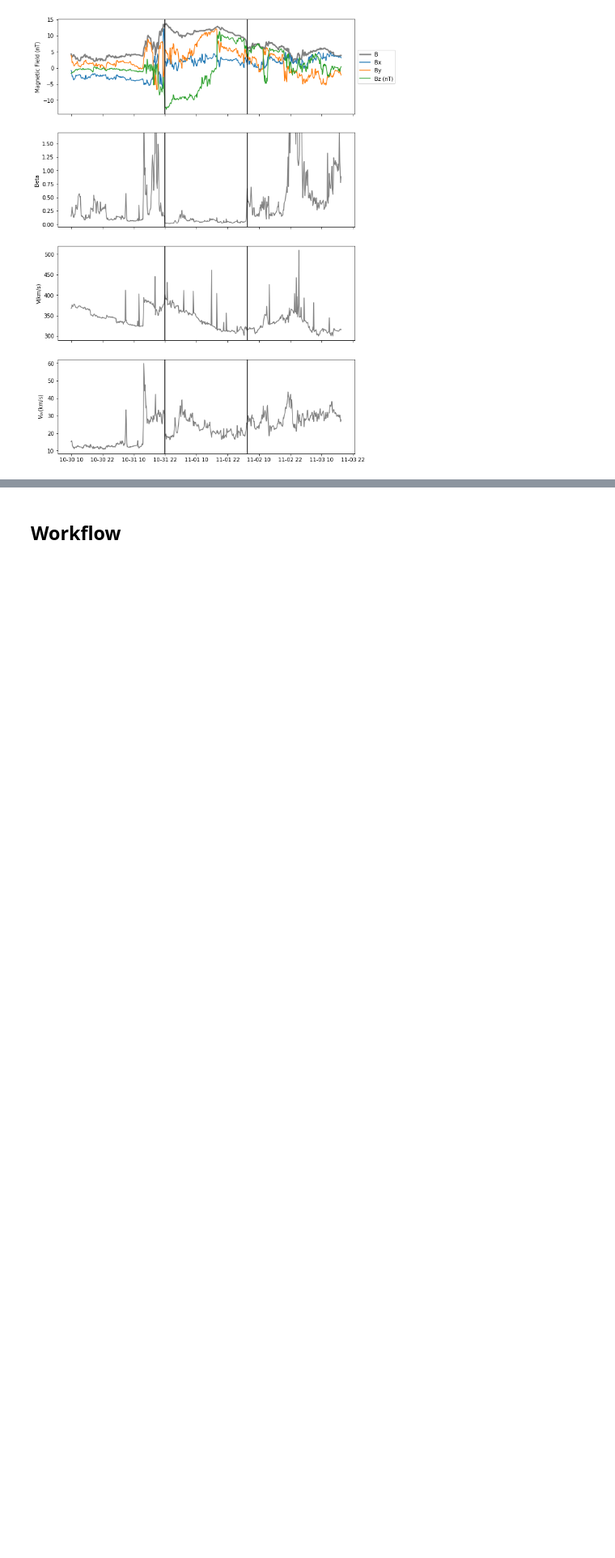
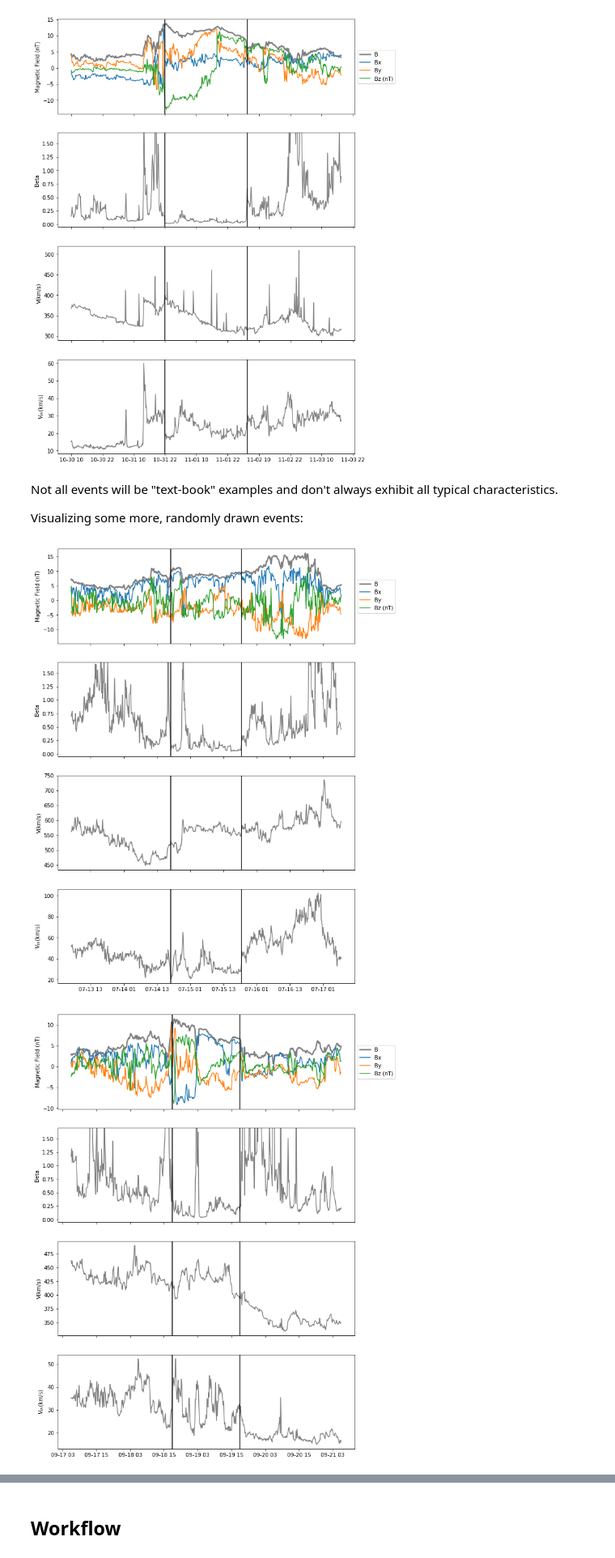
Before and after one commit to ramp-kits/solar_wind, a Jupyter notebook: solar_wind_starting_kit.ipynb, the cells around one changed output, grey strips where cells are left out. Shown at 81% size. Saved outputs shown, nothing was run; the diff lists cells and outputs as text; code cells hidden in the pictures; blank space fills up the shorter version.

```diff
--- a/solar_wind_starting_kit.ipynb
+++ b/solar_wind_starting_kit.ipynb
@@ -166,3 +166,7 @@ def plotEvent(start, end, data, delta=36):
 plotEvent(pd.Timestamp("2001-10-31 22:00:00"), pd.Timestamp("2001-11-02 05:30:00"), data_train);
 # %% [output]
 [figure]
+# %% [markdown]
+Not all events will be "text-book" examples and don't always exhibit all typical characteristics.
+
+Visualizing some more, randomly drawn events:
@@ -168,0 +175,10 @@ plotEvent(pd.Timestamp("2001-10-31 22:00:00"), pd.Timestamp("2001-11-02 05:30:00
+# %%
+events = turnPredictionToEventList(labels_train)
+# %%
+rng = np.random.RandomState(1234)
+
+for i in rng.randint(0, len(events), 3):
+    plotEvent(events[i].begin, events[i].end, data_train)
+# %% [output]
+[figure, added]
+[figure, added]
```
Also changed, not shown: parts of 67 cells of this notebook.
